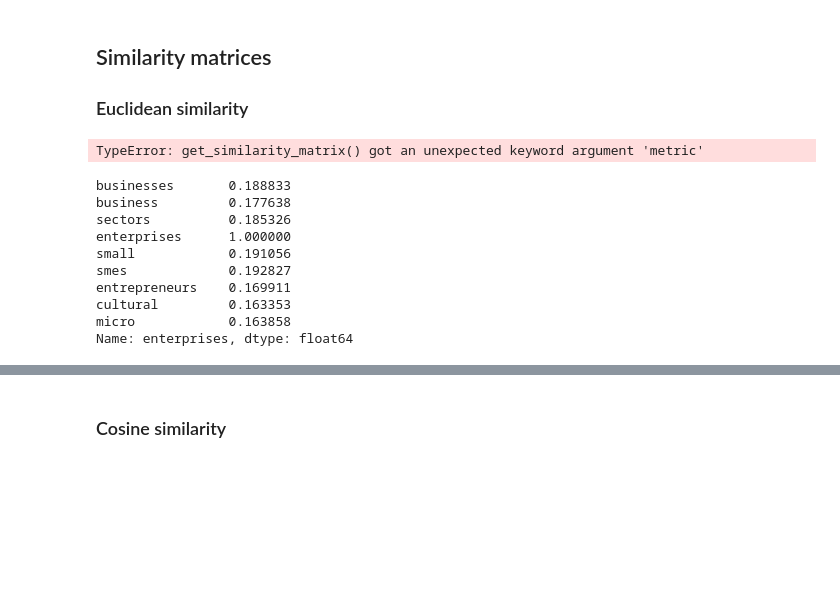
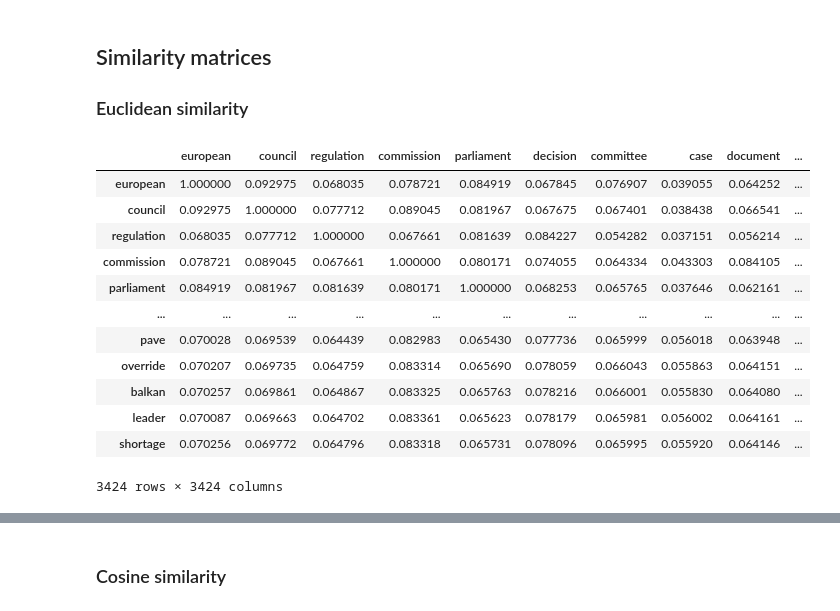
Before and after one commit to meaningfy-ws/sem-covid, a Jupyter notebook: sem_covid/entrypoints/notebooks/language_modeling/word2vec_model_training.ipynb, the cells around one changed output, grey strips where cells are left out. Saved outputs shown, nothing was run; the diff lists cells and outputs as text; code cells hidden in the pictures; blank space fills up the shorter version.

```diff
--- a/sem_covid/entrypoints/notebooks/language_modeling/word2vec_model_training.ipynb
+++ b/sem_covid/entrypoints/notebooks/language_modeling/word2vec_model_training.ipynb
@@ -348,6 +246,6 @@ def generate_graph(sm: pd.DataFrame, graph: nx.Graph, root_word: str, kn: int,th
 # %%
-for index in range(0, len(selected_key_words)):
-    graph = generate_graph(sim_matrix,nx.Graph(),selected_key_words[index],4,max_deep_level=2, threshold=0.7)
-    plt.figure(index,figsize=(10,10))
-    plt.title(selected_key_words[index])
-    nx.draw_spring(graph, with_labels=True)
+# for index in range(0, len(selected_key_words)):
+#     graph = generate_graph(sim_matrix,nx.Graph(),selected_key_words[index],4,max_deep_level=2, threshold=0.7)
+#     plt.figure(index,figsize=(10,10))
+#     plt.title(selected_key_words[index])
+#     nx.draw_spring(graph, with_labels=True)
@@ -380,6 +264,25 @@ dataset_sources_config = [
 ]
 model3_language_model_pipeline = LanguageModelPipeline(dataset_sources=dataset_sources_config)
 model3_language_model_pipeline.execute()
+# %%
+model2_document = nlp(str(model2_language_model_pipeline.word2vec.wv.index_to_key))
+model2_selected_pos = select_pos(model2_document, pos=['NOUN', 'ADJ'])
+model2_selected_pos = list(map(str, model2_selected_pos))
+# %%
+key_words = ['work', 'agreement', 'working', 'companies', 'workers',
+             'measures', 'temporary', 'social', 'support', 'covid19',
+             '2020', 'public', 'national', 'ireland', 'statement', '2021',
+             'announce', 'health', 'minister', 'new', 'billion', 'coronavirus',
+             'vaccine', 'eur', 'support', 'million', 'commission', 'eu']
+
+
+
+model2_selected_key_words = [ word for word in key_words if word in model2_selected_pos]
+model2_selected_pos_index = [model2_language_model_pipeline.word2vec.wv.index_to_key.index(token)
+                      for token in model2_selected_pos
+                      if token in model2_language_model_pipeline.word2vec.wv.index_to_key]
+model2_selected_pos_embeddings = [model2_language_model_pipeline.word2vec.wv.vectors[index]
+                           for index in model2_selected_pos_index]
 # %% [markdown]
 ## Similarity matrices
 ### Euclidean similarity
@@ -386,8 +294,26 @@ model3_language_model_pipeline.execute()
+# %%
+model2_euclidean_similarity_matrix = get_similarity_matrix(model2_selected_pos_embeddings,
+                                                           model2_selected_pos,
+                                                           metric=euclidean_similarity)
+model2_euclidean_similarity_matrix
+# %% [output]
+|  | european | council | regulation | commission | parliament | decision | committee | case | document | ... |
+| european | 1.000000 | 0.092975 | 0.068035 | 0.078721 | 0.084919 | 0.067845 | 0.076907 | 0.039055 | 0.064252 | ... |
+| council | 0.092975 | 1.000000 | 0.077712 | 0.089045 | 0.081967 | 0.067675 | 0.067401 | 0.038438 | 0.066541 | ... |
+| regulation | 0.068035 | 0.077712 | 1.000000 | 0.067661 | 0.081639 | 0.084227 | 0.054282 | 0.037151 | 0.056214 | ... |
+| commission | 0.078721 | 0.089045 | 0.067661 | 1.000000 | 0.080171 | 0.074055 | 0.064334 | 0.043303 | 0.084105 | ... |
+| parliament | 0.084919 | 0.081967 | 0.081639 | 0.080171 | 1.000000 | 0.068253 | 0.065765 | 0.037646 | 0.062161 | ... |
+| ... | ... | ... | ... | ... | ... | ... | ... | ... | ... | ... |
+| pave | 0.070028 | 0.069539 | 0.064439 | 0.082983 | 0.065430 | 0.077736 | 0.065999 | 0.056018 | 0.063948 | ... |
+| override | 0.070207 | 0.069735 | 0.064759 | 0.083314 | 0.065690 | 0.078059 | 0.066043 | 0.055863 | 0.064151 | ... |
+| balkan | 0.070257 | 0.069861 | 0.064867 | 0.083325 | 0.065763 | 0.078216 | 0.066001 | 0.055830 | 0.064080 | ... |
+| leader | 0.070087 | 0.069663 | 0.064702 | 0.083361 | 0.065623 | 0.078179 | 0.065981 | 0.056002 | 0.064161 | ... |
+| shortage | 0.070256 | 0.069772 | 0.064796 | 0.083318 | 0.065731 | 0.078096 | 0.065995 | 0.055920 | 0.064146 | ... |
+3424 rows × 3424 columns
 # %%
-model1_euclidean_similarity_matrix = get_similarity_matrix(model1_language_model_pipeline.word2vec.wv.vectors[:10000],
-                                                           model1_language_model_pipeline.word2vec.wv.index_to_key[
-                                                           :10000],
-                                                           metric=euclidean_similarity)
-model1_euclidean_similarity_matrix
+# % % time
+# model3_euclidean_similarity_matrix = get_similarity_matrix(model3_language_model_pipeline.word2vec.wv.vectors[:100],
+#                                                            model3_language_model_pipeline.word2vec.wv.index_to_key[
+#                                                            :100],
+#                                                            metric=euclidean_similarity)
+# model3_euclidean_similarity_matrix
-# %% [output]
-TypeError: get_similarity_matrix() got an unexpected keyword argument 'metric'
@@ -414,13 +319,0 @@ enterprises_column = select_most_similar_words(model1_euclidean_similarity_matri
-# %%
-enterprises_column
-# %% [output]
-businesses       0.188833
-business         0.177638
-sectors          0.185326
-enterprises      1.000000
-small            0.191056
-smes             0.192827
-entrepreneurs    0.169911
-cultural         0.163353
-micro            0.163858
-Name: enterprises, dtype: float64
```
Also changed, not shown: parts of 40 cells of this notebook.
